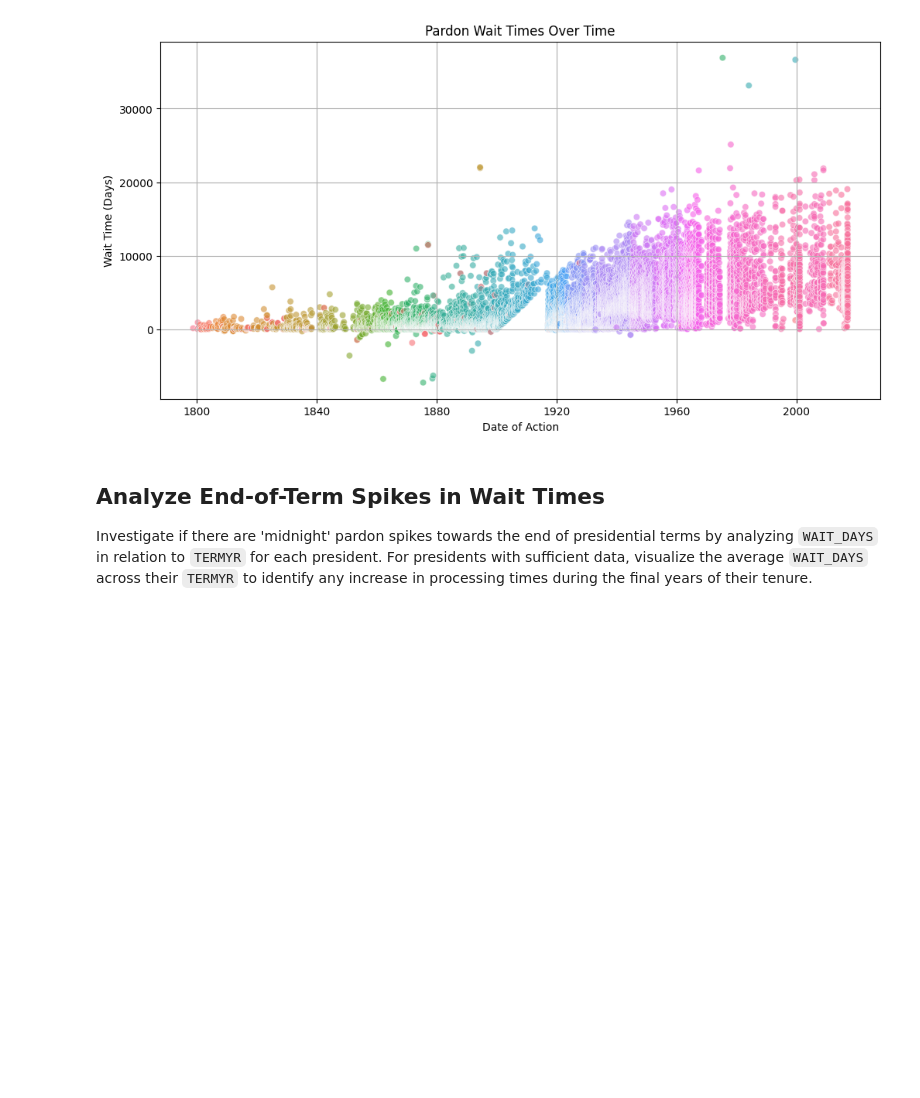
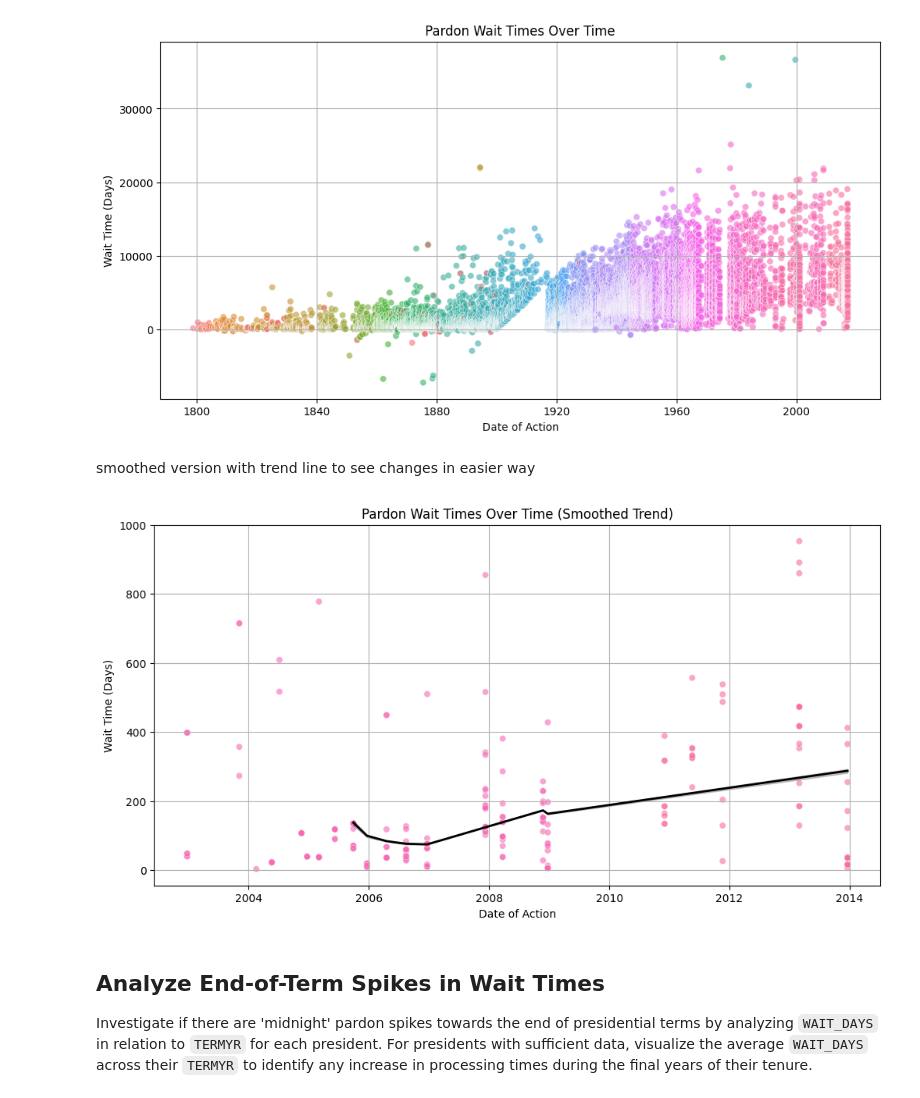
Before and after one commit to GraceSchmidt1/Group2_US_Pardons, a Jupyter notebook: US_Pardons_EDA.ipynb, the cells around one changed output. Saved outputs shown, nothing was run; the diff lists cells and outputs as text; code cells hidden in the pictures; blank space fills up the shorter version.

```diff
--- a/US_Pardons_EDA.ipynb
+++ b/US_Pardons_EDA.ipynb
@@ -330,6 +411,26 @@ plt.grid(True)
 plt.show()
 # %% [output]
 [figure]
+# %% [markdown]
+smoothed version with trend line to see changes in easier way
+# %%
+#(GS-code orginator)
+df_wait = df_wait.sort_values('DATEACTION')
+df_wait['ROLL_MEAN'] = df_wait['DAYSTODECIDE'].rolling(window=50).mean()
+
+plt.figure(figsize=(12, 6))
+
+sns.scatterplot(x='DATEACTION', y='DAYSTODECIDE',data=df_wait, alpha=0.6, hue='PRES', legend=False)
+
+sns.lineplot(x='DATEACTION', y='ROLL_MEAN',data=df_wait, color='black', linewidth=2)
+
+plt.xlabel('Date of Action')
+plt.ylabel('Wait Time (Days)')
+plt.title('Pardon Wait Times Over Time (Smoothed Trend)')
+plt.grid(True)
+plt.show()
+# %% [output]
+[figure, added]
 # %% [markdown]
 ## Analyze End-of-Term Spikes in Wait Times
 
```
Also changed, not shown: parts of 20 cells of this notebook.
